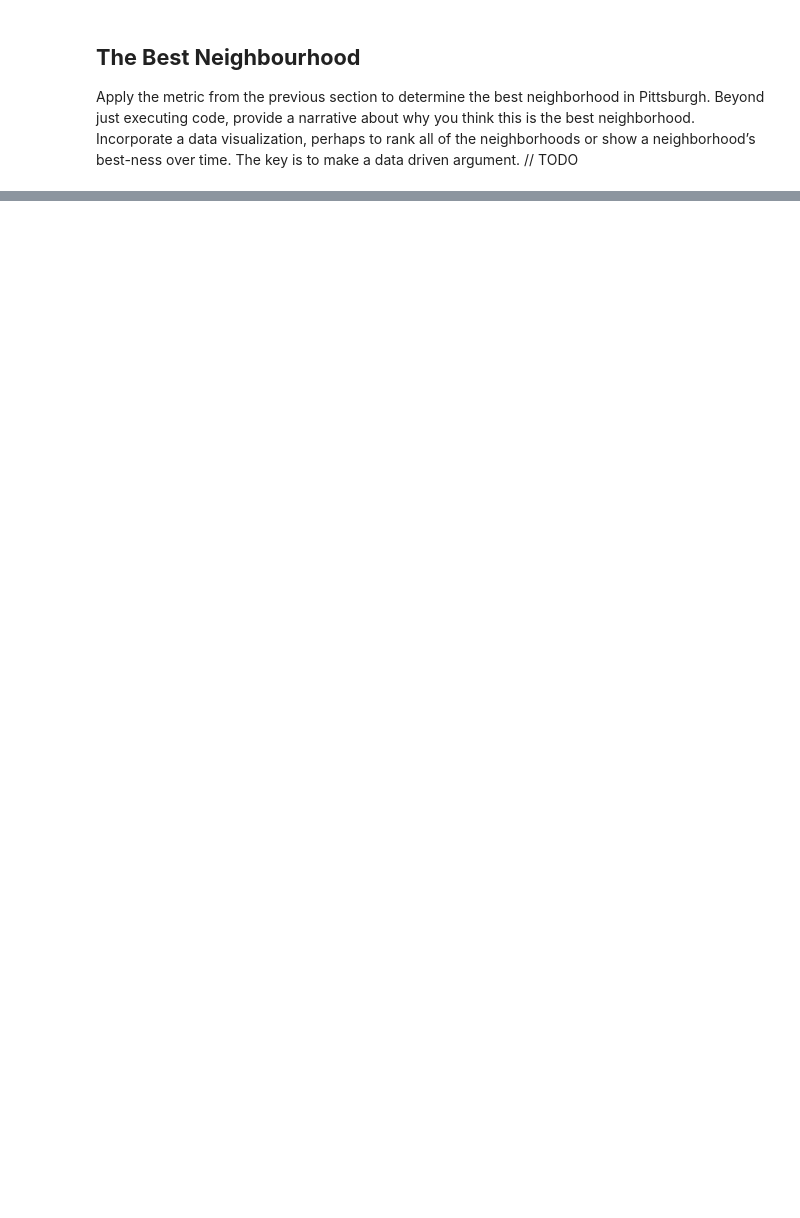
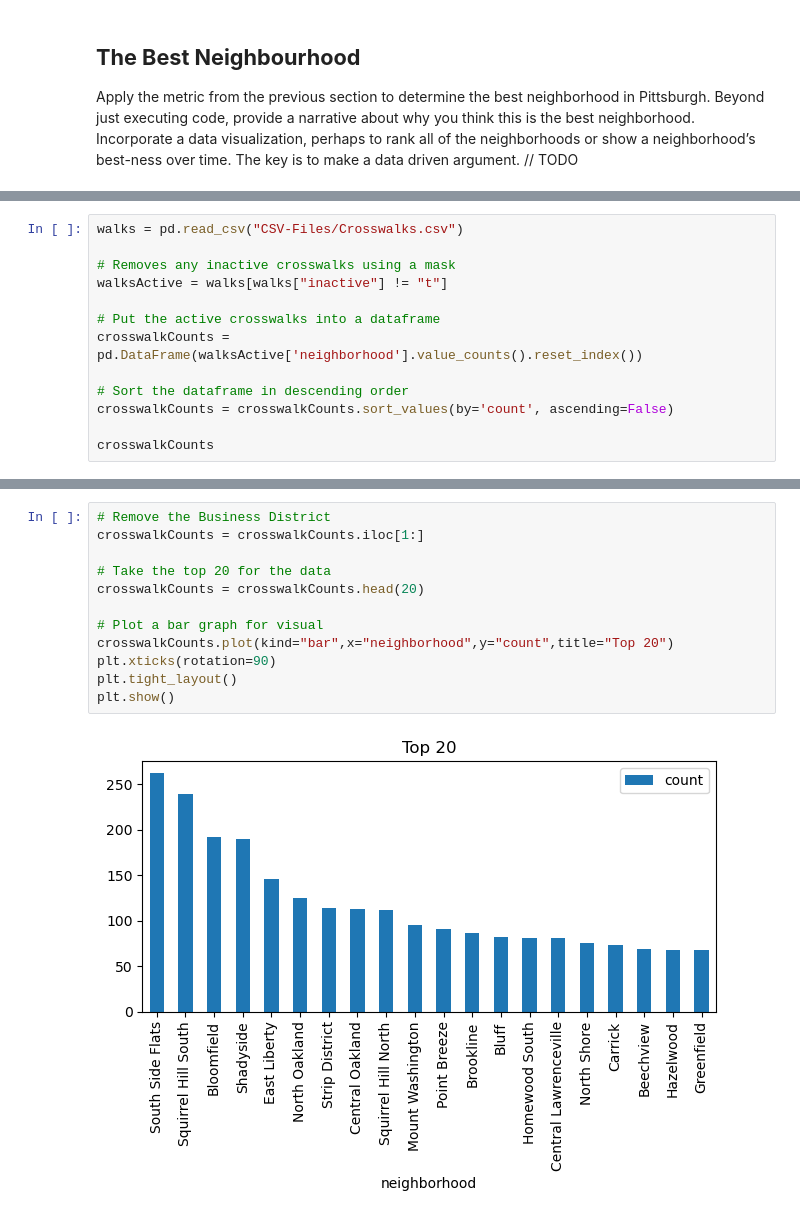
Before and after one commit to Revanik/Best-Neighbourhoods-Big-Ideas-Final, a Jupyter notebook: Complete.ipynb, the cells around one changed output, grey strips where cells are left out. Saved outputs shown, nothing was run; the diff lists cells and outputs as text; blank space fills up the shorter version.

```diff
--- a/Complete.ipynb
+++ b/Complete.ipynb
@@ -12,0 +42,13 @@ Apply the metric from the previous section to determine the best neighborhood in
+# %%
+walks = pd.read_csv("CSV-Files/Crosswalks.csv")
+
+# Removes any inactive crosswalks using a mask
+walksActive = walks[walks["inactive"] != "t"]
+
+# Put the active crosswalks into a dataframe
+crosswalkCounts = pd.DataFrame(walksActive['neighborhood'].value_counts().reset_index())
+
+# Sort the dataframe in descending order
+crosswalkCounts = crosswalkCounts.sort_values(by='count', ascending=False)
+
+crosswalkCounts
@@ -12,0 +69,14 @@ Apply the metric from the previous section to determine the best neighborhood in
+# %%
+# Remove the Business District
+crosswalkCounts = crosswalkCounts.iloc[1:]
+
+# Take the top 20 for the data
+crosswalkCounts = crosswalkCounts.head(20)
+
+# Plot a bar graph for visual
+crosswalkCounts.plot(kind="bar",x="neighborhood",y="count",title="Top 20")
+plt.xticks(rotation=90)
+plt.tight_layout()
+plt.show()
+# %% [output]
+[figure, added]
```
Also changed, not shown: parts of 11 cells of this notebook, 8 other files.
